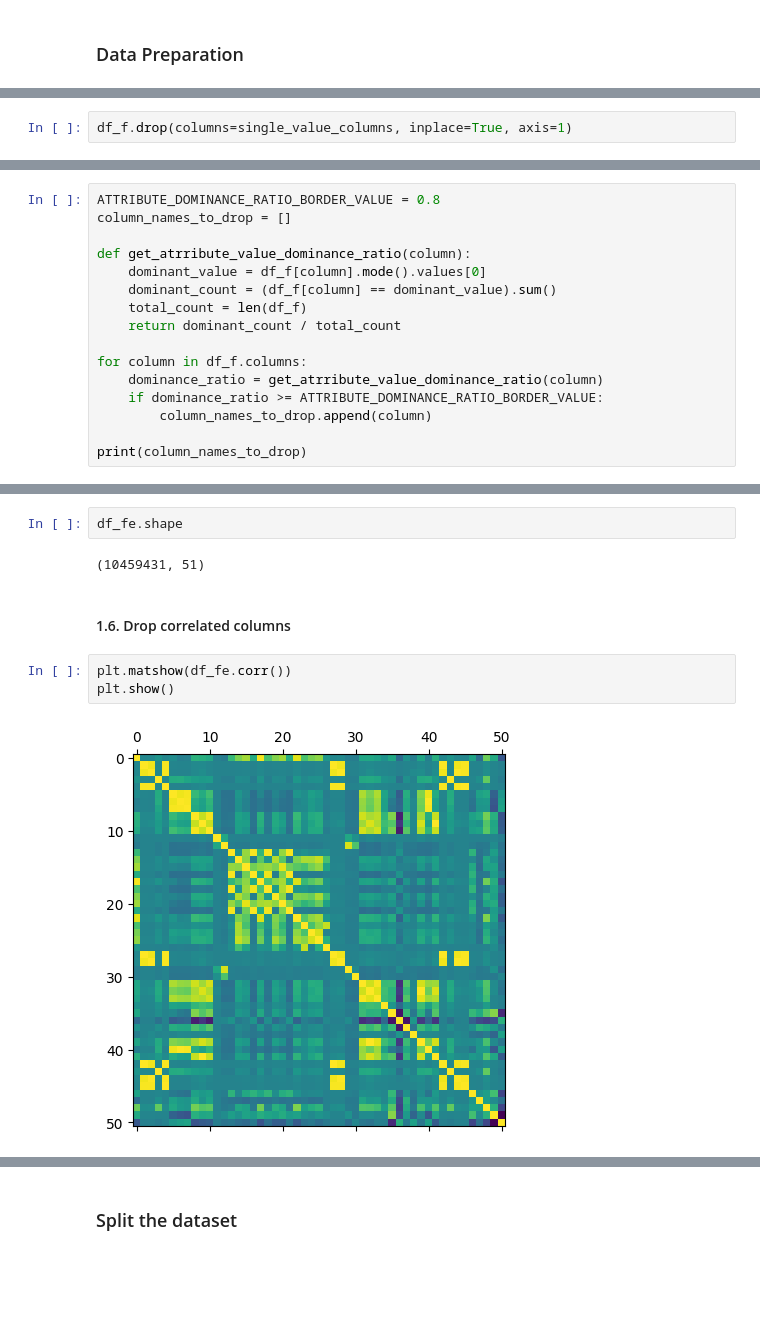
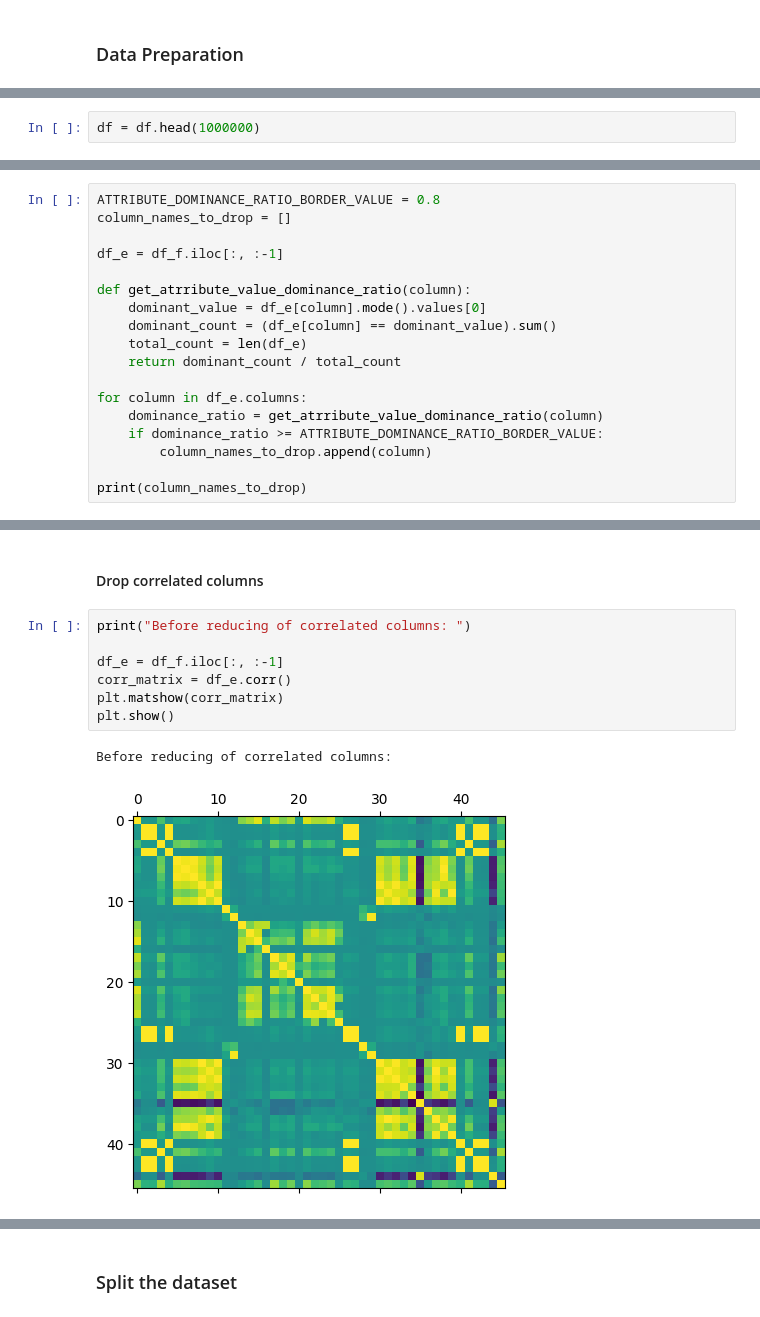
Before and after one commit to Diluted128/ddos-detection-model, a Jupyter notebook: ddos-recognition.ipynb, the cells around one changed output, grey strips where cells are left out. Drawn from its saved outputs; the diff is of its cells as text; blank space fills up the shorter version.

Commit message:
droping correlated columns / normalization

```diff
--- a/ddos-recognition.ipynb
+++ b/ddos-recognition.ipynb
@@ -119 +126,3 @@ dtype: int64
+# %%
+df = df.head(1000000)
 # %% [markdown]
@@ -146,3 +150 @@ Columns with single column value ['Fwd URG Flags', 'Bwd URG Flags', 'Fwd Byts/b
-# %%
-df_f.drop(columns=single_value_columns, inplace=True, axis=1)
 # %% [markdown]
@@ -151,13 +153,15 @@ df_f.drop(columns=single_value_columns, inplace=True, axis=1)
 ATTRIBUTE_DOMINANCE_RATIO_BORDER_VALUE = 0.8
 column_names_to_drop = []
 
+df_e = df_f.iloc[:, :-1]
+
 def get_atrribute_value_dominance_ratio(column):
-    dominant_value = df_f[column].mode().values[0]
-    dominant_count = (df_f[column] == dominant_value).sum()
-    total_count = len(df_f)
+    dominant_value = df_e[column].mode().values[0]
+    dominant_count = (df_e[column] == dominant_value).sum()
+    total_count = len(df_e)
     return dominant_count / total_count
 
-for column in df_f.columns:
+for column in df_e.columns:
     dominance_ratio = get_atrribute_value_dominance_ratio(column)
     if dominance_ratio >= ATTRIBUTE_DOMINANCE_RATIO_BORDER_VALUE:
         column_names_to_drop.append(column)
@@ -186,11 +179,12 @@ df_fe.head(5)
-# %%
-df_fe.shape
-# %% [output]
-(10459431, 51)
 # %% [markdown]
-#### 1.6. Drop correlated columns
+#### Drop correlated columns
 # %%
-plt.matshow(df_fe.corr())
+print("Before reducing of correlated columns: ")
+
+df_e = df_f.iloc[:, :-1]
+corr_matrix = df_e.corr()
+plt.matshow(corr_matrix)
 plt.show()
 # %% [output]
+Before reducing of correlated columns:
-[figure, old version]
+[figure, new version]
```
Also changed, not shown: parts of 32 cells of this notebook.
